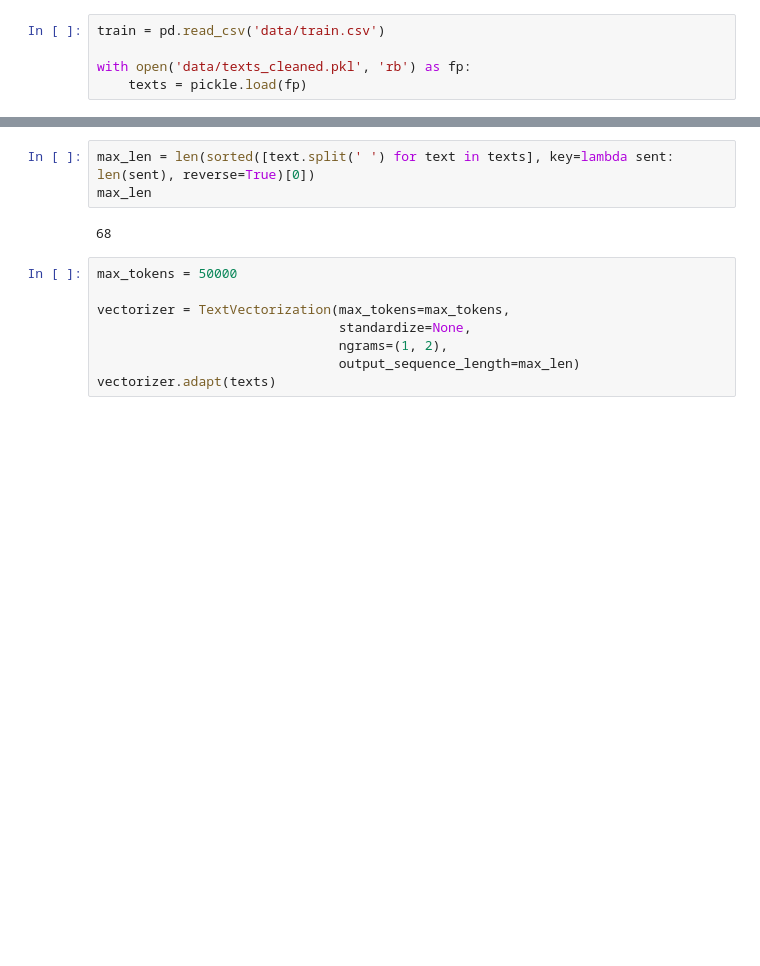
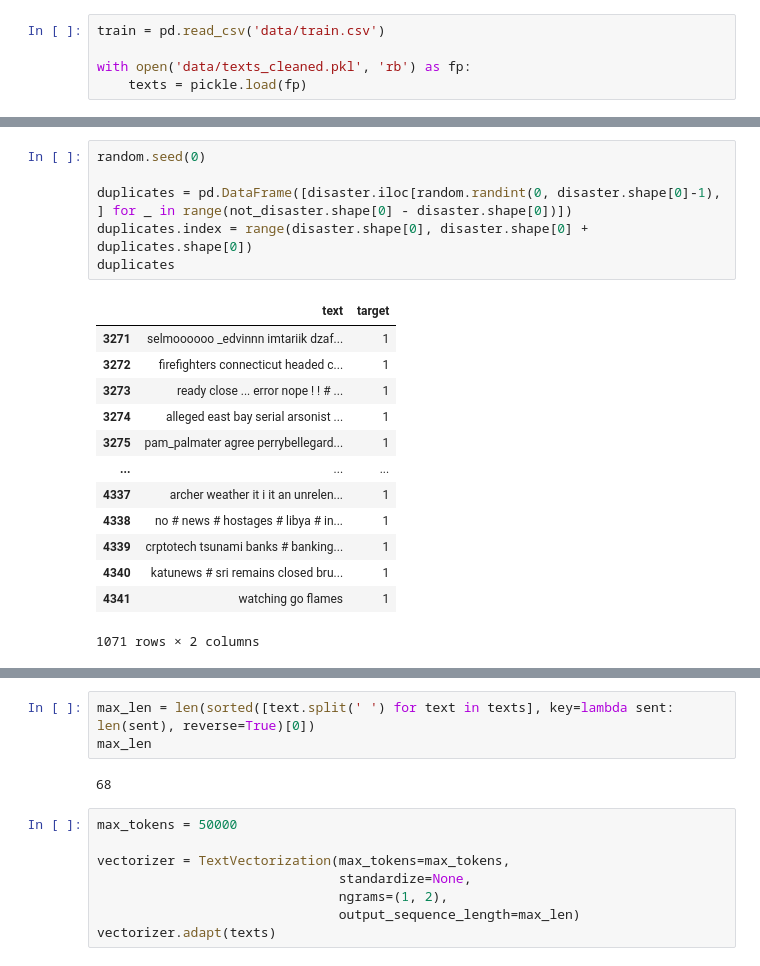
Before and after one commit to daniyar-kbv/DisasterTweets, a Jupyter notebook: dan/pre_processing.ipynb, the cells around one changed output, grey strips where cells are left out. Drawn from its saved outputs; the diff is of its cells as text; blank space fills up the shorter version.

```diff
--- a/dan/pre_processing.ipynb
+++ b/dan/pre_processing.ipynb
@@ -10,0 +40,20 @@ with open('data/texts_cleaned.pkl', 'rb') as fp:
+# %%
+random.seed(0)
+
+duplicates = pd.DataFrame([disaster.iloc[random.randint(0, disaster.shape[0]-1), ] for _ in range(not_disaster.shape[0] - disaster.shape[0])])
+duplicates.index = range(disaster.shape[0], disaster.shape[0] + duplicates.shape[0])
+duplicates
+# %% [output]
+|  | text | target |
+| 3271 | selmoooooo _edvinnn imtariik dzaf... | 1 |
+| 3272 | firefighters connecticut headed c... | 1 |
+| 3273 | ready close ... error nope ! ! # ... | 1 |
+| 3274 | alleged east bay serial arsonist ... | 1 |
+| 3275 | pam_palmater agree perrybellegard... | 1 |
+| ... | ... | ... |
+| 4337 | archer weather it i it an unrelen... | 1 |
+| 4338 | no # news # hostages # libya # in... | 1 |
+| 4339 | crptotech tsunami banks # banking... | 1 |
+| 4340 | katunews # sri remains closed bru... | 1 |
+| 4341 | watching go flames | 1 |
+1071 rows × 2 columns
```
Also changed, not shown: parts of 11 cells of this notebook, 2 other files.
